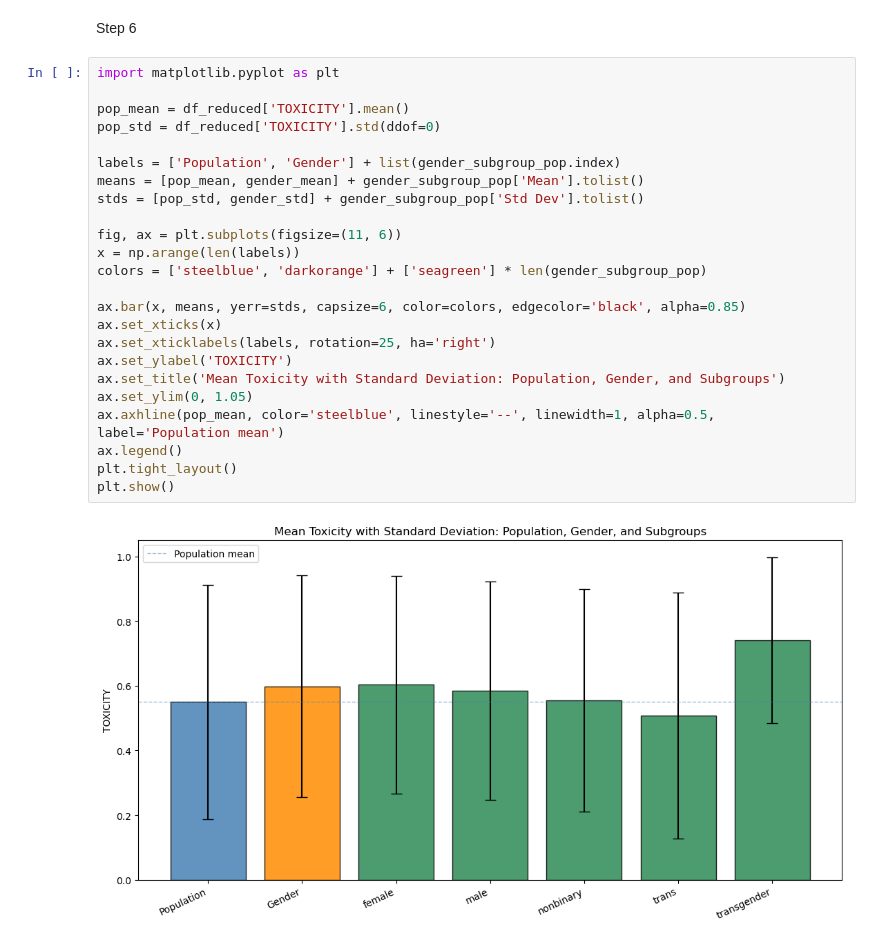
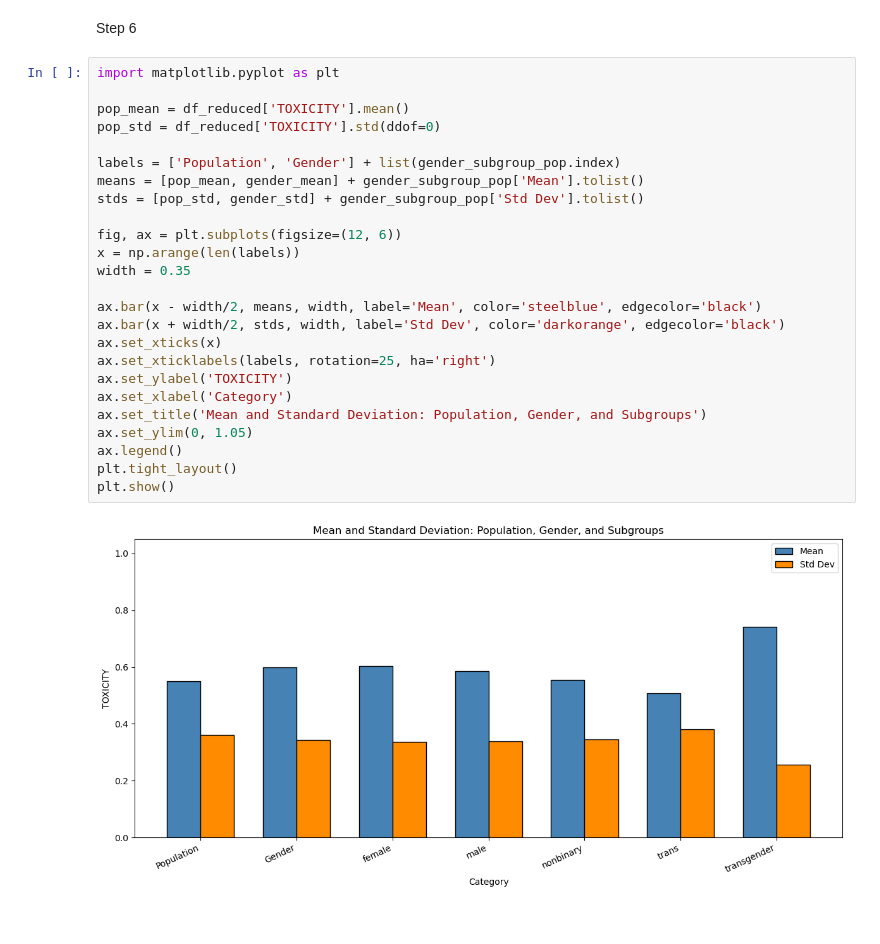
Before and after one commit to lukeckk/CS6603_2026_Summer, a Jupyter notebook: Porject_3_AI_ML_Part_1/notebook_part1.ipynb, the cells around one changed output. Drawn from its saved outputs; the diff is of its cells as text.

```diff
--- a/Porject_3_AI_ML_Part_1/notebook_part1.ipynb
+++ b/Porject_3_AI_ML_Part_1/notebook_part1.ipynb
@@ -452,26 +452,27 @@ Step 6
 # %%
 import matplotlib.pyplot as plt
 
 pop_mean = df_reduced['TOXICITY'].mean()
 pop_std = df_reduced['TOXICITY'].std(ddof=0)
 
 labels = ['Population', 'Gender'] + list(gender_subgroup_pop.index)
 means = [pop_mean, gender_mean] + gender_subgroup_pop['Mean'].tolist()
 stds = [pop_std, gender_std] + gender_subgroup_pop['Std Dev'].tolist()
 
-fig, ax = plt.subplots(figsize=(11, 6))
+fig, ax = plt.subplots(figsize=(12, 6))
 x = np.arange(len(labels))
-colors = ['steelblue', 'darkorange'] + ['seagreen'] * len(gender_subgroup_pop)
+width = 0.35
 
-ax.bar(x, means, yerr=stds, capsize=6, color=colors, edgecolor='black', alpha=0.85)
+ax.bar(x - width/2, means, width, label='Mean', color='steelblue', edgecolor='black')
+ax.bar(x + width/2, stds, width, label='Std Dev', color='darkorange', edgecolor='black')
 ax.set_xticks(x)
 ax.set_xticklabels(labels, rotation=25, ha='right')
 ax.set_ylabel('TOXICITY')
-ax.set_title('Mean Toxicity with Standard Deviation: Population, Gender, and Subgroups')
+ax.set_xlabel('Category')
+ax.set_title('Mean and Standard Deviation: Population, Gender, and Subgroups')
 ax.set_ylim(0, 1.05)
-ax.axhline(pop_mean, color='steelblue', linestyle='--', linewidth=1, alpha=0.5, label='Population mean')
 ax.legend()
 plt.tight_layout()
 plt.show()
 # %% [output]
-[figure, old version]
+[figure, new version]
```
Also changed, not shown: parts of 3 cells of this notebook, 6 other files.
